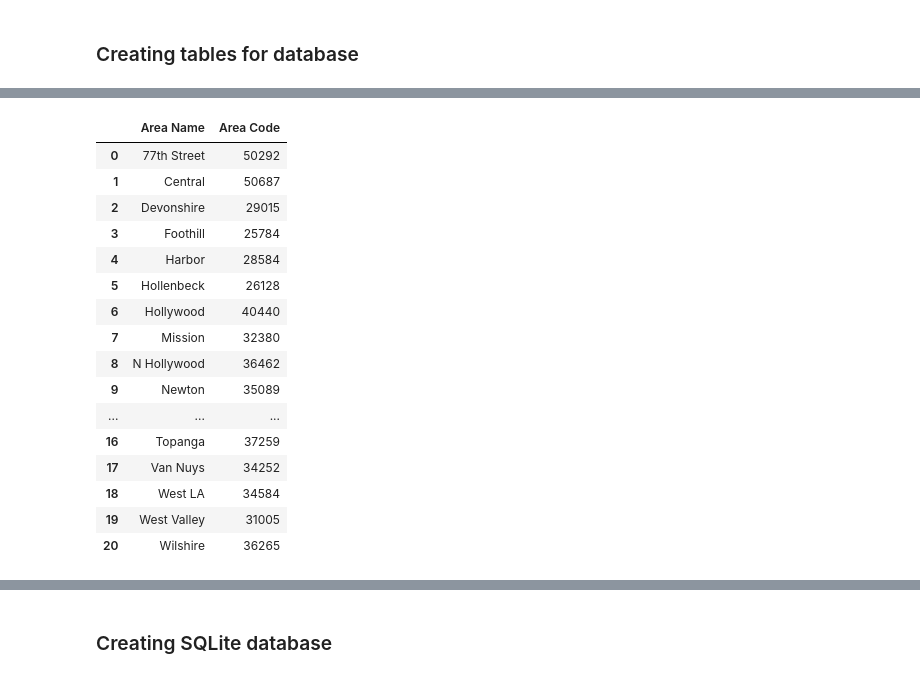
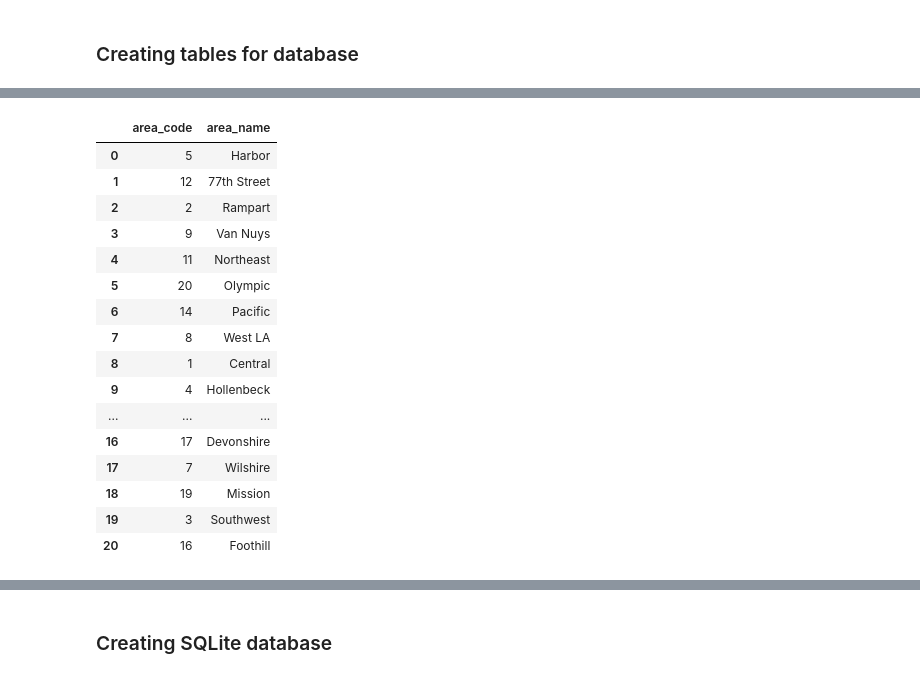
Before and after one commit to the-liat/Crime-in-Los-Angeles, a Jupyter notebook: LA_crime_data_cleanup.ipynb, the cells around one changed output, grey strips where cells are left out. Cells and saved outputs as stored; diff of their text form; code cells hidden in the pictures.

```diff
--- a/LA_crime_data_cleanup.ipynb
+++ b/LA_crime_data_cleanup.ipynb
@@ -578,6 +593,6 @@ Name: Age Catg, dtype: int64
 # %%
 # extract the year and month from the datetime column
-la_crime['Year'] = la_crime['date'].dt.year
-la_crime['Month'] = la_crime['date'].dt.month
-la_crime['Year'].value_counts()
+la_crime['year'] = la_crime['date'].dt.year
+la_crime['month'] = la_crime['date'].dt.month
+la_crime['year'].value_counts()
 # %% [output]
@@ -590,6 +615,6 @@ Name: Year, dtype: int64
 # %%
 # recoding month values to names
-la_crime['Month Name'] = la_crime['Month'].map({
+la_crime['month_name'] = la_crime['month'].map({
     1: "January", 2: "February", 3: "March", 4: "April", 5: "May", 6: "June", 7: "July",
     8: "August", 9: "September", 10: "October", 11: "November", 12: "December"})
 la_crime.head()
@@ -604,7 +634,7 @@ la_crime.head()
 # %%
 #renaming columns
 la_crime = la_crime.rename(columns={
-    'DR_NO': "Incident Code", 'AREA': "Area Code", 'AREA NAME': "Area Name", 'Crm Cd': 'Crime Code',
-    'Premis Cd': "Premise Code", 'LAT': "lat", 'LON': 'lon'})
+    'DR_NO': "incident_id", 'AREA': "area_code", 'AREA NAME': "area_name", 'Crm Cd': 'crime_code',
+    'Premis Cd': "premise_code", 'LAT': "lat", 'LON': 'lon'})
 la_crime.columns
 # %% [output]
@@ -616,6 +646,6 @@ Index(['Incident Code', 'DATE OCC', 'Area Code', 'Area Name', 'Crime Code',
       dtype='object')
 # %%
 #renaming columns
-la_crime = la_crime.rename(columns={'Age Catg': 'Victim Age'})
+la_crime = la_crime.rename(columns={'age_catg': 'victim_age'})
 la_crime.columns
 # %% [output]
@@ -638,24 +714,24 @@ la_crime_table.shape
 # %%
 # area table
-la_area_table = la_crime[['Area Code', 'Area Name']].groupby('Area Name').count().reset_index()
+la_area_table = la_crime[['area_code', 'area_name']].drop_duplicates().reset_index(drop = True)
 la_area_table
 # %% [output]
-|  | Area Name | Area Code |
-| 0 | 77th Street | 50292 |
-| 1 | Central | 50687 |
-| 2 | Devonshire | 29015 |
-| 3 | Foothill | 25784 |
-| 4 | Harbor | 28584 |
-| 5 | Hollenbeck | 26128 |
-| 6 | Hollywood | 40440 |
-| 7 | Mission | 32380 |
-| 8 | N Hollywood | 36462 |
-| 9 | Newton | 35089 |
+|  | area_code | area_name |
+| 0 | 5 | Harbor |
+| 1 | 12 | 77th Street |
+| 2 | 2 | Rampart |
+| 3 | 9 | Van Nuys |
+| 4 | 11 | Northeast |
+| 5 | 20 | Olympic |
+| 6 | 14 | Pacific |
+| 7 | 8 | West LA |
+| 8 | 1 | Central |
+| 9 | 4 | Hollenbeck |
 | ... | ... | ... |
-| 16 | Topanga | 37259 |
-| 17 | Van Nuys | 34252 |
-| 18 | West LA | 34584 |
-| 19 | West Valley | 31005 |
-| 20 | Wilshire | 36265 |
+| 16 | 17 | Devonshire |
+| 17 | 7 | Wilshire |
+| 18 | 19 | Mission |
+| 19 | 3 | Southwest |
+| 20 | 16 | Foothill |
 # %%
 # crime type table
```
Also changed, not shown: parts of 19 cells of this notebook, 4 other files.
